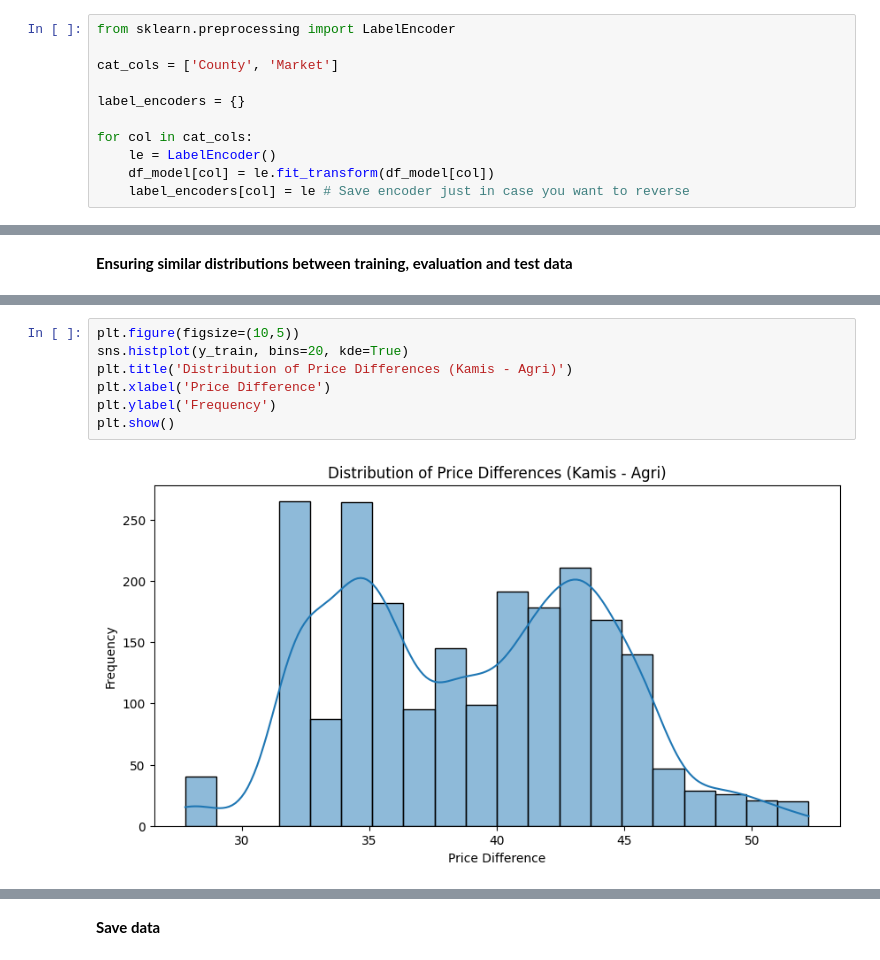
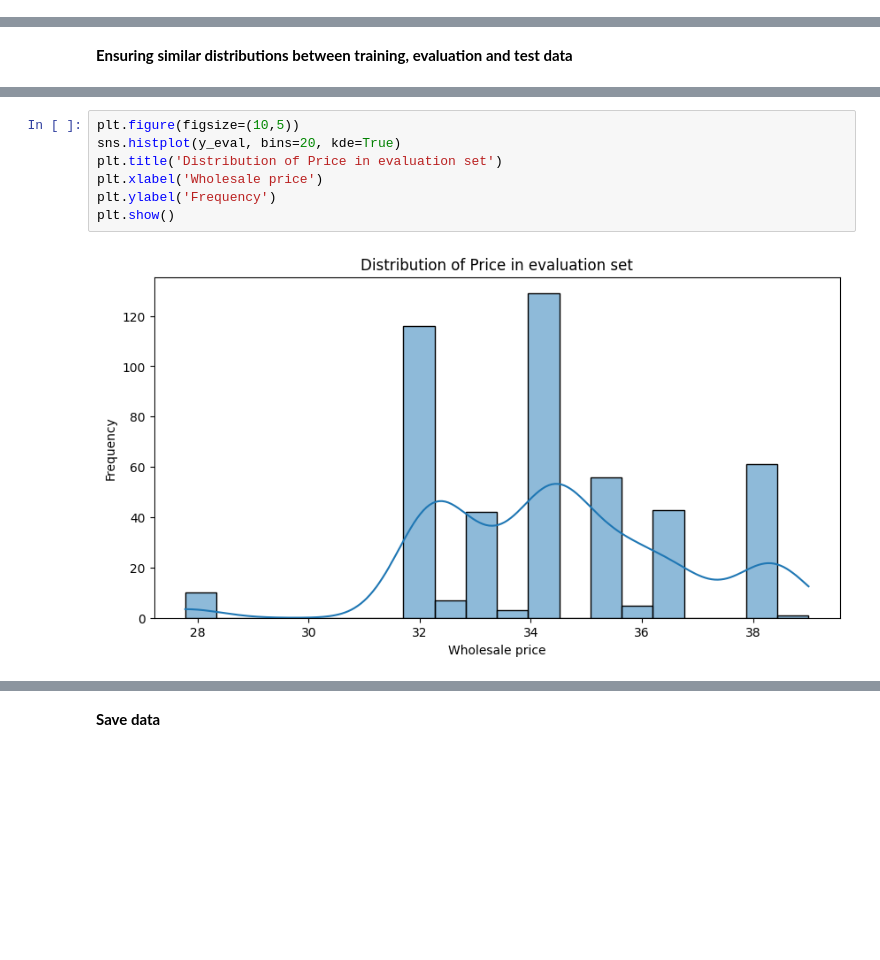
Before and after one commit to Amanda-Sibanda/agriBORA-Commodity-Price-Forecasting, a Jupyter notebook: Feature_selection.ipynb, the cells around one changed output, grey strips where cells are left out. Saved outputs shown, nothing was run; the diff lists cells and outputs as text; blank space fills up the shorter version.

```diff
--- a/Feature_selection.ipynb
+++ b/Feature_selection.ipynb
@@ -266,14 +270,3 @@ First 5 rows:
 [5 rows x 29 columns]
 # %% [markdown]
 **Encoding**
-# %%
-from sklearn.preprocessing import LabelEncoder
-
-cat_cols = ['County', 'Market']
-
-label_encoders = {}
-
-for col in cat_cols:
-    le = LabelEncoder()
-    df_model[col] = le.fit_transform(df_model[col])
-    label_encoders[col] = le # Save encoder just in case you want to reverse
@@ -327,9 +340,9 @@ plt.show()
 # %%
 plt.figure(figsize=(10,5))
-sns.histplot(y_train, bins=20, kde=True)
-plt.title('Distribution of Price Differences (Kamis - Agri)')
-plt.xlabel('Price Difference')
+sns.histplot(y_eval, bins=20, kde=True)
+plt.title('Distribution of Price in evaluation set')
+plt.xlabel('Wholesale price')
 plt.ylabel('Frequency')
 plt.show()
 # %% [output]
-[figure, old version]
+[figure, new version]
```
Also changed, not shown: parts of 12 cells of this notebook.
